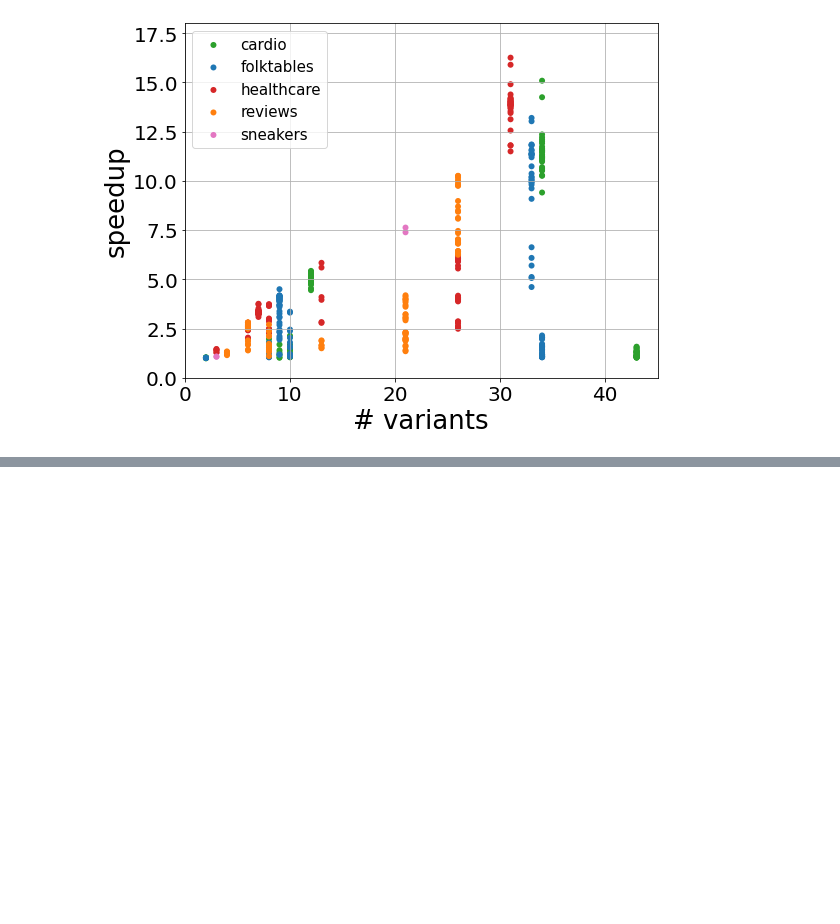
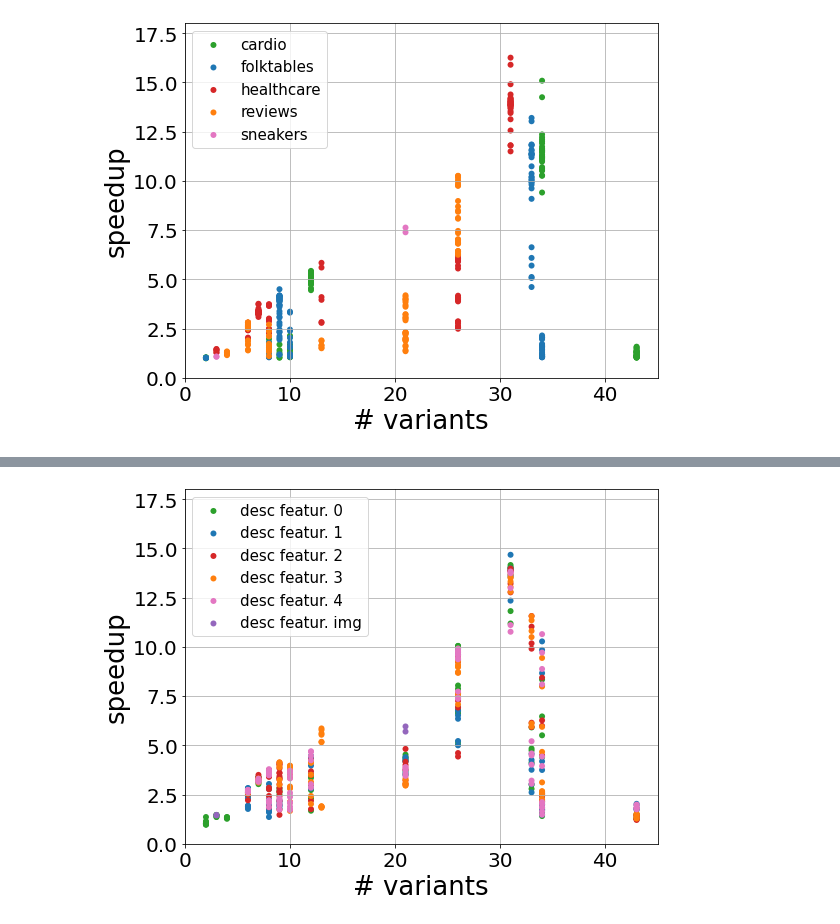
Before and after one commit to stefan-grafberger/mlwhatif, a Jupyter notebook: experiments/end_to_end/plot-benchmark-results--end-to-end.ipynb, the cells around one changed output, grey strips where cells are left out. Cells and saved outputs as stored; diff of their text form; code cells hidden in the pictures; blank space fills up the shorter version.

```diff
--- a/experiments/end_to_end/plot-benchmark-results--end-to-end.ipynb
+++ b/experiments/end_to_end/plot-benchmark-results--end-to-end.ipynb
@@ -199,0 +204,14 @@ speedup_scatter_plot(pretty_featurization_desc, 'speedups_per_dataset', 'variant
+# %%
+color_map = {
+    'featurization_0': 'desc featur. 0',
+    'featurization_1': 'desc featur. 1',
+    'featurization_2': 'desc featur. 2',
+    'featurization_3': 'desc featur. 3',
+    'featurization_4': 'desc featur. 4',
+    'image': 'desc featur. img'
+}
+pretty_featurization_desc = median_results.copy(deep=True)
+pretty_featurization_desc['featurization'] = pretty_featurization_desc['featurization'].map(color_map)
+speedup_scatter_plot(pretty_featurization_desc, 'speedups_per_featurization_excluding_model_training', 'variant_count_including_orig', 'median_speedup_excluding_model_training', 'featurization')
+# %% [output]
+[figure, added]
```
Also changed, not shown: parts of 3 cells of this notebook, 4 other files.
